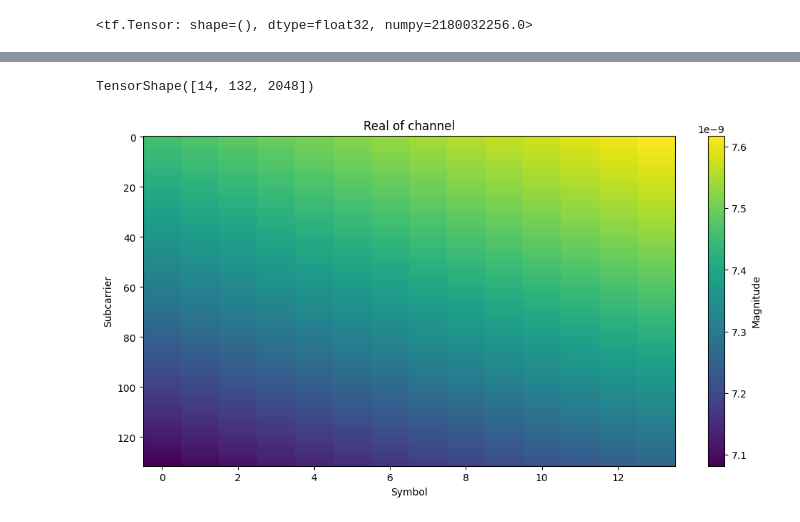
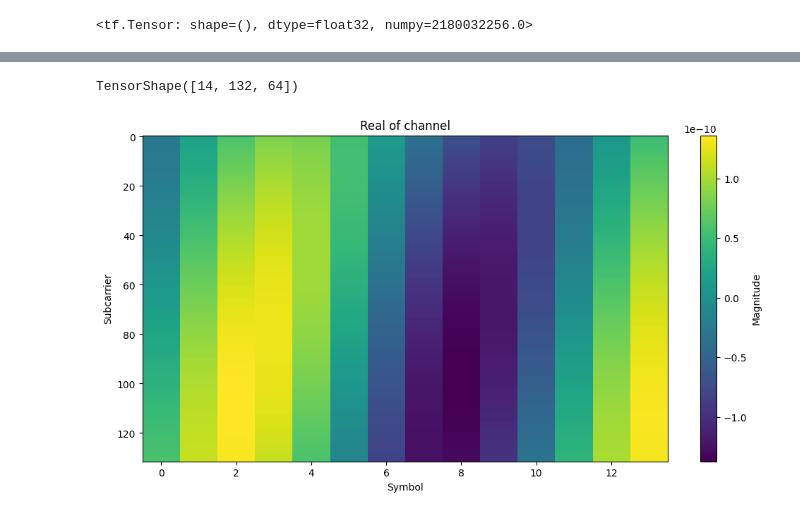
Before and after one commit to thienhieu-hoang/Gene_NTN_Data, a Jupyter notebook: Sionna/OpenNTN/example/channel_response.ipynb, the cells around one changed output, grey strips where cells are left out. Cells and saved outputs as stored; diff of their text form; code cells hidden in the pictures.

Commit message:
change the symbol starting sample

```diff
--- a/Sionna/OpenNTN/example/channel_response.ipynb
+++ b/Sionna/OpenNTN/example/channel_response.ipynb
@@ -70,7 +70,7 @@ I0000 00:00:1759958665.766974  100581 gpu_device.cc:2019] Created device /job:lo
 # %%
 num_streams_per_tx = 1
 num_time_steps = 14
-sampling_frequency = 76800000 # set equal to waveformInfo.SampleRate in MATLAB
+sampling_frequency = 7680000 # set equal to waveformInfo.SampleRate in MATLAB
         # maybe different because in MATLAB, number of subcariers is different to the Nfft
 
 rg = ResourceGrid(num_ofdm_symbols=14,
@@ -108,11 +108,19 @@ for i in range(N_samples//(batch_size *2)):
 
     # path_coefficients [batch size, num_rx, num_rx_ant, num_tx, num_tx_ant, num_paths, num_time_steps]
     # path_delays [batch size, num_rx, num_tx, num_paths]
+    num_time_steps = 132* 15 # 256*14
+    symbol_start = 22 + (132+18) * np.arange(14) # 256       % including CP
+    symbol_start = tf.constant(symbol_start, dtype=tf.int32)
     path_coefficients, path_delays = channel_model(num_time_steps, sampling_frequency)
     h = cir_to_ofdm_channel(frequencies, path_coefficients, path_delays)
 
-    h_1 = tf.transpose(h[:,0,0,0,0,:,:], perm=[1, 2, 0])  # (32,14,132) -> (14,132,32)
-    h_2 = tf.transpose(h[:,0,0,0,1,:,:], perm=[1, 2, 0])  # (32,14,132) -> (14,132,32)
+    # Use tf.gather to extract values at symbol_start positions
+    # h shape: [batch_size, num_rx, num_rx_ant, num_tx, num_tx_ant, num_time_steps, num_subcarriers]
+    h_1 = tf.gather(h[:, 0, 0, 0, 0, :, :], symbol_start, axis=1)  # Shape: [batch_size, 14, 132]
+    h_2 = tf.gather(h[:, 0, 0, 0, 1, :, :], symbol_start, axis=1)  # Shape: [batch_size, 14, 132]
+
+    h_1 = tf.transpose(h_1, perm=[1, 2, 0])  # (32,14,132) -> (14,132,32)
+    h_2 = tf.transpose(h_2, perm=[1, 2, 0])  # (32,14,132) -> (14,132,32)
     H_perfect.append(h_1)
     H_perfect.append(h_2)
 # %% [output]
@@ -122,23 +130,23 @@ I0000 00:00:1759958670.207331  100581 cuda_solvers.cc:175] Creating GpuSolver ha
 H_perfect = tf.concat(H_perfect, axis=-1) # H to save: [14, 132, N]
 H_perfect.shape
 # %% [output]
-TensorShape([14, 132, 2048])
+TensorShape([14, 132, 64])
 # %%
 import scipy.io
 
 H_perfect_numpy = H_perfect.numpy()
 scipy.io.savemat('H_perfect.mat', {'H_perfect': H_perfect_numpy})
 # %%
-h_freq_plot = (H_perfect[:,:,100]).numpy().real
+h_freq_plot = (H_perfect[:,:,5]).numpy().real
 h_freq_plot = h_freq_plot.T
 
 # Plot the concatenated heatmap
 plt.figure(figsize=(12, 6))
 plt.imshow(h_freq_plot, aspect='auto', cmap='viridis')
 plt.colorbar(label='Magnitude')
 plt.xlabel('Symbol')
 plt.ylabel('Subcarrier')
 plt.title('Real of channel')
 plt.show()
 # %% [output]
-[figure, old version]
+[figure, new version]
```
Also changed, not shown: parts of 10 cells of this notebook.
